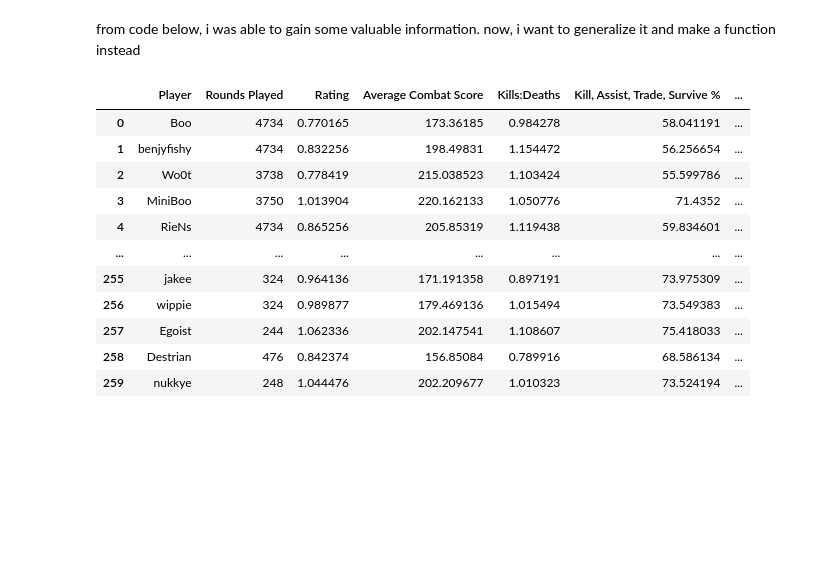
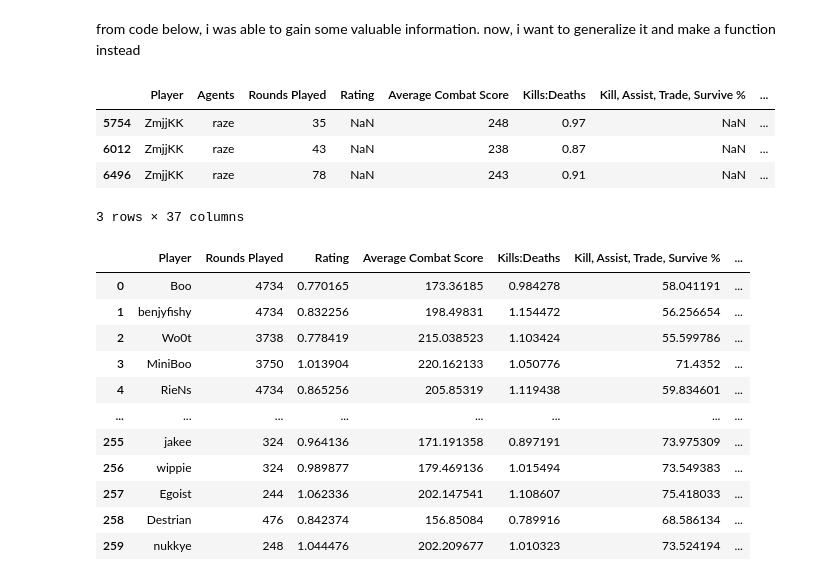
Before and after one commit to nabilrakaiza/val_project, a Jupyter notebook: notebook.ipynb, the cells around one changed output. Cells and saved outputs as stored; diff of their text form; code cells hidden in the pictures; blank space fills up the shorter version.

```diff
--- a/notebook.ipynb
+++ b/notebook.ipynb
@@ -293,47 +300,56 @@ data.get_group("f0rsakeN")
 # %% [markdown]
 from code below, i was able to gain some valuable information. now, i want to generalize it and make a function instead
 # %%
-# forsaken_data = data.get_group("f0rsakeN")
+kangkang_data = data.get_group("ZmjjKK")
+
+masters_shanghai_data = kangkang_data[kangkang_data["Tournament_Champions Tour 2024: Masters Shanghai"] == True]
+masters_shanghai_data
 
 # col = ["Rating", "Average Combat Score", "Kills:Deaths", "Kill, Assist, Trade, Survive %", "Average Damage Per Round",
 #        "Kills Per Round", "Assists Per Round", "First Kills Per Round", "First Deaths Per Round", "Headshot %", "Clutch Success %"]
 
 # for c in col:
-#     forsaken_data[c] = forsaken_data["Rounds Played"] * forsaken_data[c]
-# new_data = forsaken_data.sum().copy()
+#     kangkang_data[c] = kangkang_data["Rounds Played"] * kangkang_data[c]
+# new_data = kangkang_data.sum().copy()
 # rd = new_data["Rounds Played"]
 # new_data[col] = new_data[col]/rd
 # new_data = new_data.drop(labels=["Player", "Agents"])
 
-# new_data["Maximum Kills in a Single Map"] = forsaken_data["Maximum Kills in a Single Map"].max()
-# new_data["number of agents played"] = forsaken_data["Agents"].nunique()
+# new_data["Maximum Kills in a Single Map"] = kangkang_data["Maximum Kills in a Single Map"].max()
+# new_data["number of agents played"] = kangkang_data["Agents"].nunique()
 
 
-# dic = data.get_group("f0rsakeN")["Agents"].value_counts().to_dict()
+# dic = data.get_group("ZmjjKK")["Agents"].value_counts().to_dict()
 # dic
 
 # roles = {"sentinel":0, "controller":0, "initiator":0, "duelist":0}
 
 # for key in dic:
 #     agent_role = inverted_agent_dictionary[key]
 #     roles[agent_role] += dic[key]
 
 # # Sum of all counts
 # total = sum(roles.values())
 
 # # Convert each count to a percentage
 # percentages = {role: (count / total) * 100 for role, count in roles.items()}
 
 # # Optionally, round the percentages
 # percentages = {role: round(pct, 2) for role, pct in percentages.items()}
 
 # for p in percentages:
 #     new_data[p] = percentages[p]
 
 # for tour in tournament_list:
 #     new_data[f"Tournament_{tour}"] = new_data[f"Tournament_{tour}"] > 0
 
 # new_data
+# %% [output]
+|  | Player | Agents | Rounds Played | Rating | Average Combat Score | Kills:Deaths | Kill, Assist, Trade, Survive % | ... |
+| 5754 | ZmjjKK | raze | 35 | NaN | 248 | 0.97 | NaN | ... |
+| 6012 | ZmjjKK | raze | 43 | NaN | 238 | 0.87 | NaN | ... |
+| 6496 | ZmjjKK | raze | 78 | NaN | 243 | 0.91 | NaN | ... |
+3 rows × 37 columns
 # %%
 def get_data_from_player(df, player_name):
     data = df.groupby("Player")
```
Also changed, not shown: parts of 11 cells of this notebook.
